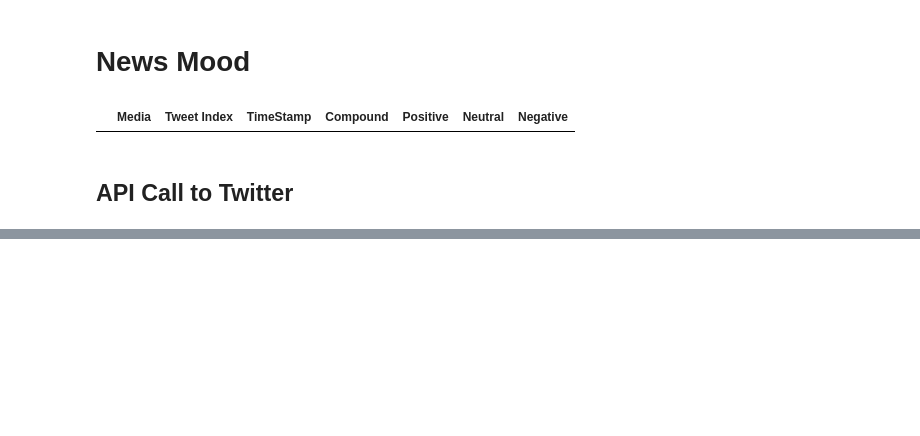
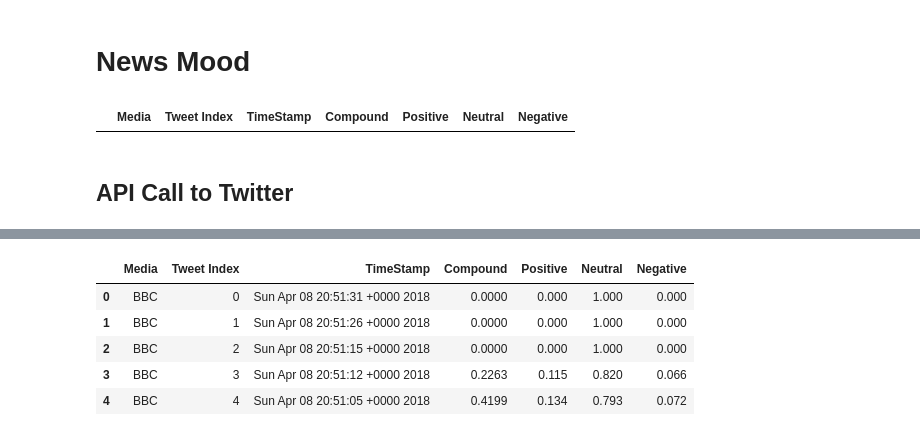
Before and after one commit to deleojean/social-analytics-challenge, a Jupyter notebook: main.ipynb, the cells around one changed output, grey strips where cells are left out. Cells and saved outputs as stored; diff of their text form; code cells hidden in the pictures; blank space fills up the shorter version.

```diff
--- a/main.ipynb
+++ b/main.ipynb
@@ -86,3 +86,12 @@ CNN               100
 New York Times    100
 CBS               100
 Name: Media, dtype: int64
+# %%
+media_analysis_df.head()
+# %% [output]
+|  | Media | Tweet Index | TimeStamp | Compound | Positive | Neutral | Negative |
+| 0 | BBC | 0 | Sun Apr 08 20:51:31 +0000 2018 | 0.0000 | 0.000 | 1.000 | 0.000 |
+| 1 | BBC | 1 | Sun Apr 08 20:51:26 +0000 2018 | 0.0000 | 0.000 | 1.000 | 0.000 |
+| 2 | BBC | 2 | Sun Apr 08 20:51:15 +0000 2018 | 0.0000 | 0.000 | 1.000 | 0.000 |
+| 3 | BBC | 3 | Sun Apr 08 20:51:12 +0000 2018 | 0.2263 | 0.115 | 0.820 | 0.066 |
+| 4 | BBC | 4 | Sun Apr 08 20:51:05 +0000 2018 | 0.4199 | 0.134 | 0.793 | 0.072 |
```
Also changed, not shown: parts of 5 cells of this notebook.
